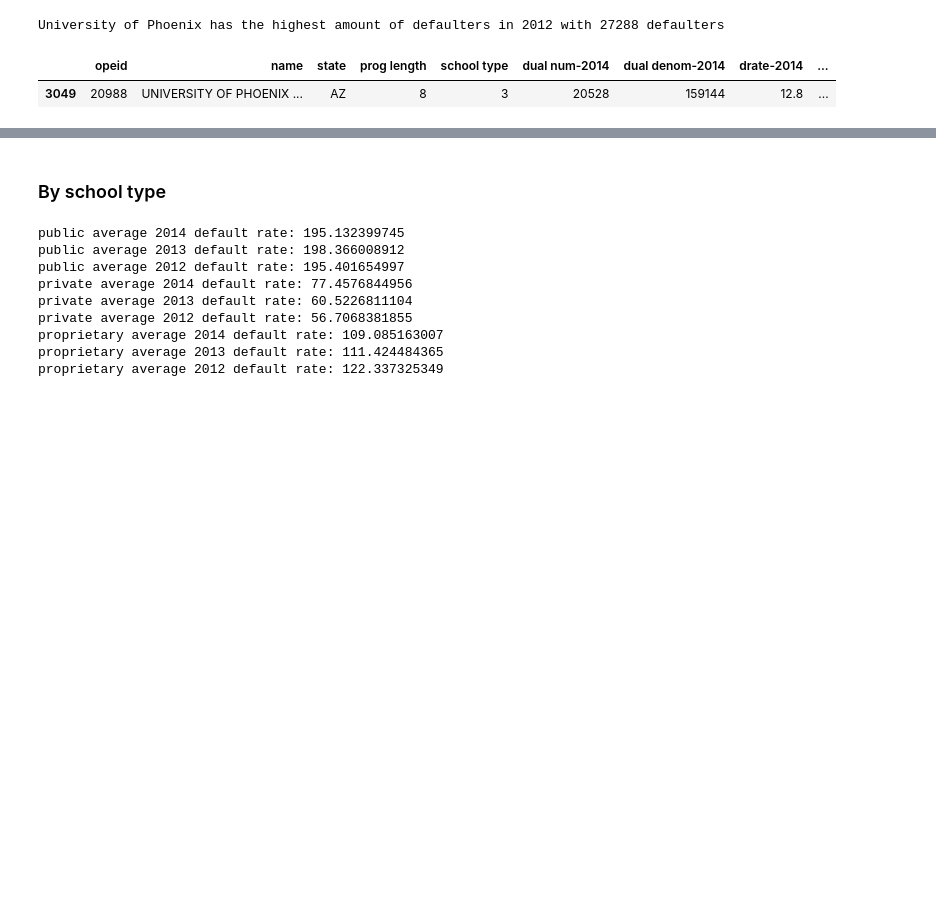
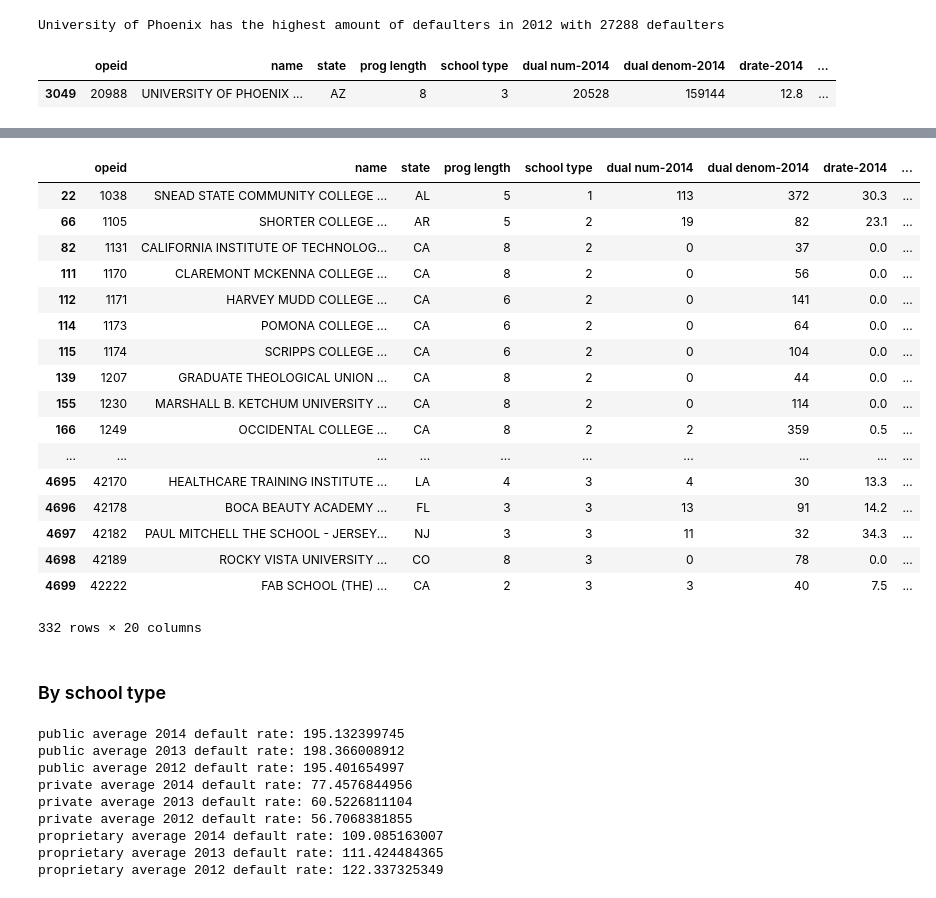
Before and after one commit to isabella232/federal-aid-data, a Jupyter notebook: default-only.ipynb, the cells around one changed output, grey strips where cells are left out. Saved outputs shown, nothing was run; the diff lists cells and outputs as text; code cells hidden in the pictures; blank space fills up the shorter version.

Commit message:
add csv with schools without defaults

```diff
--- a/default-only.ipynb
+++ b/default-only.ipynb
@@ -204,3 +188,45 @@ default_cond[default_cond['dual\nnum-2014'] == 0]
+# %%
+def no_defaulters(y2014,y2013,y2012):
+    num = ''
+    if (y2014 == 0 and y2013 == 0 and y2012 == 0):
+        num += 'ALL'
+        return num
+#     if (y2013 == 0 and y2012 == 0):
+#         num += '2013, 2012'
+#     if (y2014 == 0 and y2013 == 0):
+#         num += '2014, 2013'
+#     if (y2014 == 0 and y2012 == 0):
+#         num += '2014, 2012'
+    if (y2014 == 0):
+        num += '2014'
+    if (y2013 == 0):
+        num += ' 2013'
+    if (y2012 == 0):
+        num += ' 2012'
+    return num.strip()
+
+default_cond['non_default'] = np.vectorize(no_defaulters)(default_cond['drate-2014'],default_cond['drate-2013'],default_cond['drate-2012'])
+default_cond[default_cond['non_default'] != ''].to_csv('data/_default/no_defaults_by_year.csv')
+default_cond[default_cond['non_default'] != '']
+# %% [output]
+|  | opeid | name | state | prog length | school type | dual num-2014 | dual denom-2014 | drate-2014 | ... |
+| 22 | 1038 | SNEAD STATE COMMUNITY COLLEGE ... | AL | 5 | 1 | 113 | 372 | 30.3 | ... |
+| 66 | 1105 | SHORTER COLLEGE ... | AR | 5 | 2 | 19 | 82 | 23.1 | ... |
+| 82 | 1131 | CALIFORNIA INSTITUTE OF TECHNOLOG... | CA | 8 | 2 | 0 | 37 | 0.0 | ... |
+| 111 | 1170 | CLAREMONT MCKENNA COLLEGE ... | CA | 8 | 2 | 0 | 56 | 0.0 | ... |
+| 112 | 1171 | HARVEY MUDD COLLEGE ... | CA | 6 | 2 | 0 | 141 | 0.0 | ... |
+| 114 | 1173 | POMONA COLLEGE ... | CA | 6 | 2 | 0 | 64 | 0.0 | ... |
+| 115 | 1174 | SCRIPPS COLLEGE ... | CA | 6 | 2 | 0 | 104 | 0.0 | ... |
+| 139 | 1207 | GRADUATE THEOLOGICAL UNION ... | CA | 8 | 2 | 0 | 44 | 0.0 | ... |
+| 155 | 1230 | MARSHALL B. KETCHUM UNIVERSITY ... | CA | 8 | 2 | 0 | 114 | 0.0 | ... |
+| 166 | 1249 | OCCIDENTAL COLLEGE ... | CA | 8 | 2 | 2 | 359 | 0.5 | ... |
+| ... | ... | ... | ... | ... | ... | ... | ... | ... | ... |
+| 4695 | 42170 | HEALTHCARE TRAINING INSTITUTE ... | LA | 4 | 3 | 4 | 30 | 13.3 | ... |
+| 4696 | 42178 | BOCA BEAUTY ACADEMY ... | FL | 3 | 3 | 13 | 91 | 14.2 | ... |
+| 4697 | 42182 | PAUL MITCHELL THE SCHOOL - JERSEY... | NJ | 3 | 3 | 11 | 32 | 34.3 | ... |
+| 4698 | 42189 | ROCKY VISTA UNIVERSITY ... | CO | 8 | 3 | 0 | 78 | 0.0 | ... |
+| 4699 | 42222 | FAB SCHOOL (THE) ... | CA | 2 | 3 | 3 | 40 | 7.5 | ... |
+332 rows × 20 columns
 # %% [markdown]
 ### By school type
 # %%
```
Also changed, not shown: parts of 6 cells of this notebook, 6 other files.
